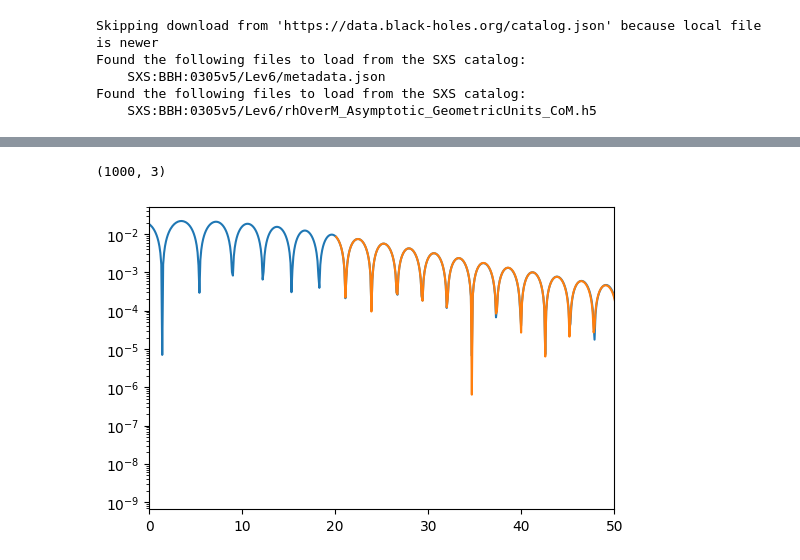
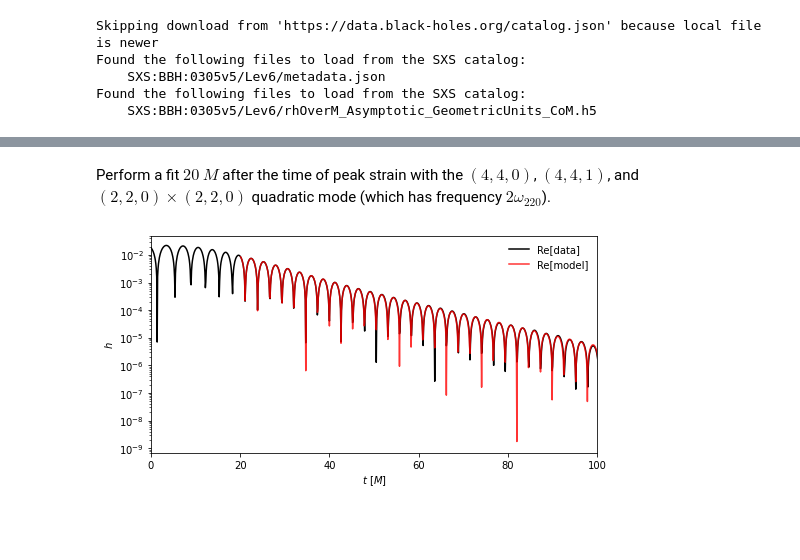
Before and after one commit to eliotfinch/qnmfits, a Jupyter notebook: examples/quadratic_qnms.ipynb, the cells around one changed output, grey strips where cells are left out. Drawn from its saved outputs; the diff is of its cells as text; code cells hidden in the pictures; blank space fills up the shorter version.

```diff
--- a/examples/quadratic_qnms.ipynb
+++ b/examples/quadratic_qnms.ipynb
@@ -23,9 +32,21 @@ _ = ax.set_xlim(-50, 50)
+# %% [markdown]
+Perform a fit $20\ M$ after the time of peak strain with the $(4,4,0)$, $(4,4,1)$, and $(2,2,0) \times (2,2,0)$ quadratic mode (which has frequency $2\omega_{220}$).
 # %%
 best_fit = qnmfits.ringdown_fit(
     sim.times,
     sim.h[4,4],
     modes=[(4,4,0,1),(4,4,1,1),(2,2,0,1,2,2,0,1)],
     Mf=sim.Mf,
     chif=sim.chif_mag,
     t0=20
 )
+
+qnmfits.plot_ringdown(
+    sim.times,
+    sim.h[4,4],
+    xlim=[0,100],
+    best_fit=best_fit,
+    log=True
+)
+# %% [output]
+[figure, added]
@@ -42,22 +52,0 @@ ax.set_yscale('log')
-# %%
-best_fit = qnmfits.dynamic_ringdown_fit(
-    sim.times,
-    sim.h[4,-4],
-    modes=[(4,-4,0,-1),(4,-4,1,-1),(2,-2,0,-1,2,-2,0,-1)],
-    Mf=sim.Mf,
-    chif=sim.chif_mag,
-    t0=20
-)
-# %% [output]
-(1000, 3)
-# %%
-fig, ax = plt.subplots(dpi=100)
-
-ax.plot(sim.times, abs(np.real(sim.h[4,-4])))
-ax.plot(best_fit['model_times'], abs(np.real(best_fit['model'])))
-
-ax.set_xlim(0, 50)
-
-ax.set_yscale('log')
-# %% [output]
-[figure, removed]
```
Also changed, not shown: parts of 11 cells of this notebook, 7 other files.
